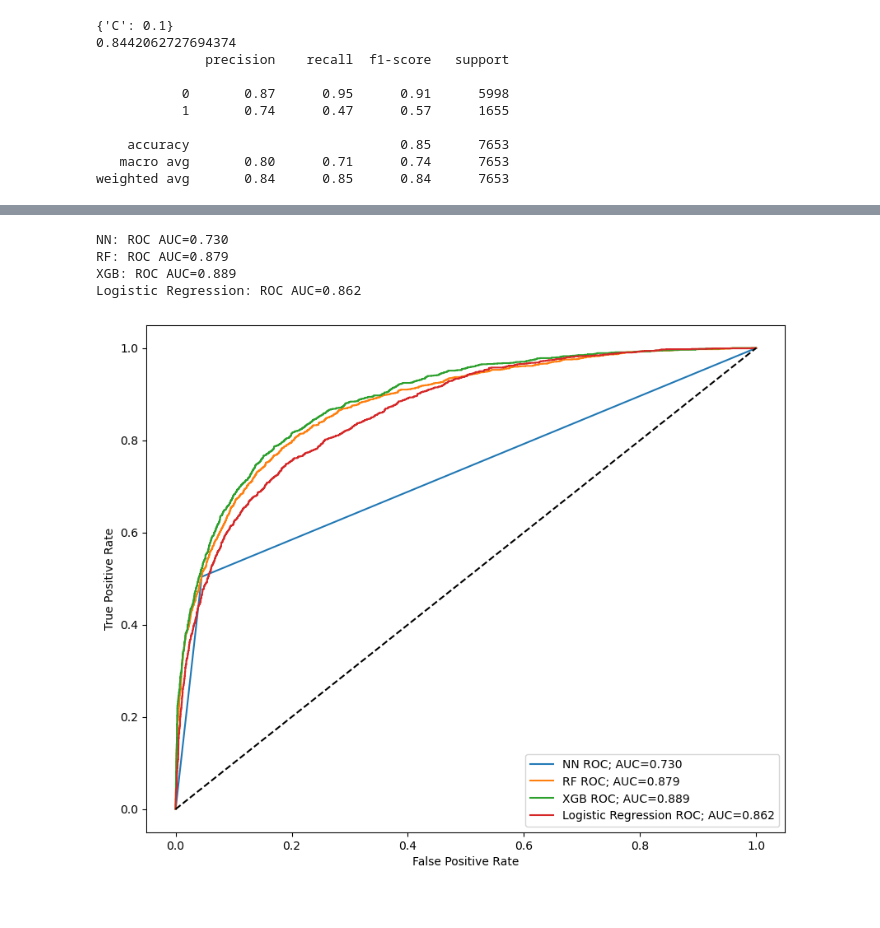
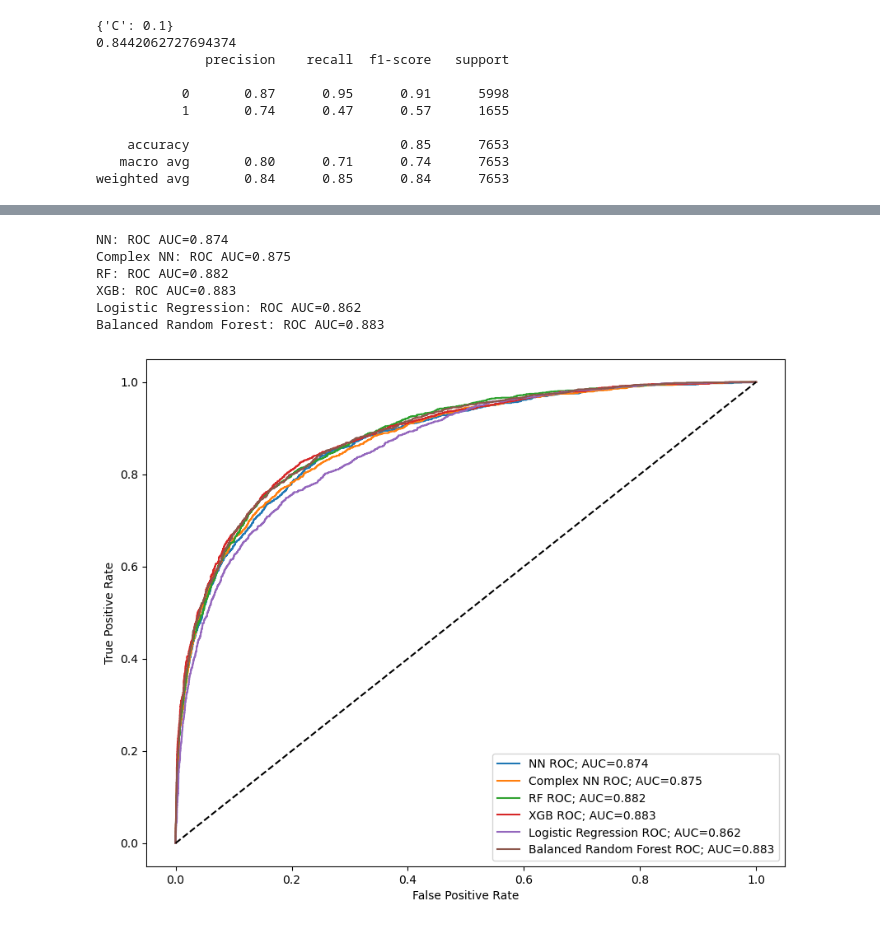
Before and after one commit to HYS20010113/2565-ML-Final-Project, a Jupyter notebook: ENN.ipynb, the cells around one changed output, grey strips where cells are left out. Cells and saved outputs as stored; diff of their text form; code cells hidden in the pictures.

```diff
--- a/ENN.ipynb
+++ b/ENN.ipynb
@@ -136 +171,3 @@ X_test_scaled = scaler.transform(X_test)
+# %%
+weights = np.where(y_train == 0, 1, 20)
 # %%
@@ -166 +202,3 @@ weighted avg       0.84      0.85      0.83      7653
+# %%
+scale_pos_weight = y_train.value_counts()[0] / y_train.value_counts()[1]
 # %%
@@ -212,17 +290,19 @@ print(classification_rep_pca)
     accuracy                           0.85      7653
    macro avg       0.80      0.71      0.74      7653
 weighted avg       0.84      0.85      0.84      7653
+# %%
+smote=SMOTE(random_state=42, sampling_strategy=0.8)
+X_train_smote, y_train_smote = smote.fit_resample(X_train_scaled, y_train)
 # %%
 # X_train, X_test, y_train, y_test = train_test_split(X, y, test_size=0.2, random_state=42)
 
 # Normalize the features
-scaler = StandardScaler()
-X_train_scaled = scaler.fit_transform(X_train)
-X_test_scaled = scaler.transform(X_test)
+# scaler = StandardScaler()
+# X_train_scaled_smote = scaler.fit_transform(X_train_smote)
 
 # Convert numpy arrays to PyTorch tensors
-X_train_tensor = torch.tensor(X_train_scaled.astype(np.float32))
-y_train_tensor = torch.tensor(y_train.values.astype(np.float32))
+X_train_tensor = torch.tensor(X_train_smote.astype(np.float32))
+y_train_tensor = torch.tensor(y_train_smote.values.astype(np.float32))
 X_test_tensor = torch.tensor(X_test_scaled.astype(np.float32))
 y_test_tensor = torch.tensor(y_test.values.astype(np.float32))
 
@@ -269,16 +349,18 @@ for epoch in range(num_epochs):
         loss.backward()
         optimizer.step()
 
-# Evaluate the model
+# Modify the evaluation code to save the raw probabilities
 model.eval()
-y_pred = []
+y_pred_probs = []
 with torch.no_grad():
     for inputs, labels in test_loader:
-        outputs = model(inputs).squeeze()  # Adjusting the output shape
-        y_pred.extend(outputs.round().numpy())
+        outputs = model(inputs).squeeze()  # Get the raw probabilities
+        y_pred_probs.extend(outputs.numpy())
 
-# Convert predictions to a format suitable for classification report
-y_pred = np.array(y_pred).flatten()
+# Convert to a numpy array
+NNy_pred_prob = np.array(y_pred_probs).flatten()
+
+
 
 # Compute classification report
 classification_rep = classification_report(y_test, y_pred)
@@ -299,44 +475,54 @@ weighted avg       0.85      0.86      0.85      7653
 # %%
 #draw the auc and roc graph of the models above
 # Compute predicted probabilities: y_pred_prob
-NNy_pred_prob = y_pred
 rfy_pred_prob = RF.predict_proba(X_test_scaled)[:,1]
-xgby_pred_prob = xgb.predict_proba(X_test_scaled)[:,1]
+xgby_pred_prob = XGB.predict_proba(X_test_scaled)[:,1]
 logy_pred_prob = logreg.predict_proba(X_test_scaled)[:,1]
+brfy_pred_prob = brf.predict_proba(X_test_scaled)[:,1]
 plt.figure(figsize=(10,8))
 #generate the auc score
 NN_auc = roc_auc_score(y_test, NNy_pred_prob)
+ComNN_auc = roc_auc_score(y_test, ComNNy_pred_prob)
 rf_auc = roc_auc_score(y_test, rfy_pred_prob)
 xgb_auc = roc_auc_score(y_test, xgby_pred_prob)
 log_auc = roc_auc_score(y_test, logy_pred_prob)
+brf_auc = roc_auc_score(y_test, brfy_pred_prob)
 print('NN: ROC AUC=%.3f' % (NN_auc))
+print('Complex NN: ROC AUC=%.3f' % (ComNN_auc))
 print('RF: ROC AUC=%.3f' % (rf_auc))
 print('XGB: ROC AUC=%.3f' % (xgb_auc))
 print('Logistic Regression: ROC AUC=%.3f' % (log_auc))
+print('Balanced Random Forest: ROC AUC=%.3f' % (brf_auc))
 # Generate ROC curve values: fpr, tpr, thresholds
 NNfpr, NNtpr, NNthresholds = roc_curve(y_test, NNy_pred_prob)
+ComNNfpr, ComNNtpr, ComNNthresholds = roc_curve(y_test, ComNNy_pred_prob)
 rf_fpr, rf_tpr, rf_thresholds = roc_curve(y_test, rfy_pred_prob)
 xgb_fpr, xgb_tpr, xgb_thresholds = roc_curve(y_test, xgby_pred_prob)
 log_fpr, log_tpr, log_thresholds = roc_curve(y_test, logy_pred_prob)
+brf_fpr, brf_tpr, brf_thresholds = roc_curve(y_test, brfy_pred_prob)
 # Plot ROC curve
 plt.plot(NNfpr, NNtpr, label='NN ROC; AUC=%.3f' % (NN_auc))
+plt.plot(ComNNfpr, ComNNtpr, label='Complex NN ROC; AUC=%.3f' % (ComNN_auc))
 plt.plot(rf_fpr, rf_tpr, label='RF ROC; AUC=%.3f' % (rf_auc))
 plt.plot(xgb_fpr, xgb_tpr, label='XGB ROC; AUC=%.3f' % (xgb_auc))
 plt.plot(log_fpr, log_tpr, label='Logistic Regression ROC; AUC=%.3f' % (log_auc))
+plt.plot(brf_fpr, brf_tpr, label='Balanced Random Forest ROC; AUC=%.3f' % (brf_auc))
 plt.plot([0, 1], [0, 1], color='black', linestyle='--')
 
 # Label axes
 plt.xlabel('False Positive Rate')
 plt.ylabel('True Positive Rate')
 # Show the plot
 plt.legend()
 plt.show()
 # %% [output]
-NN: ROC AUC=0.730
-RF: ROC AUC=0.879
-XGB: ROC AUC=0.889
+NN: ROC AUC=0.874
+Complex NN: ROC AUC=0.875
+RF: ROC AUC=0.882
+XGB: ROC AUC=0.883
 Logistic Regression: ROC AUC=0.862
+Balanced Random Forest: ROC AUC=0.883
-[figure, old version]
+[figure, new version]
 # %%
 #draw the confusion matrix of the models above
 # Generate confusion matrix
```
Also changed, not shown: parts of 13 cells of this notebook, 2 other files.
